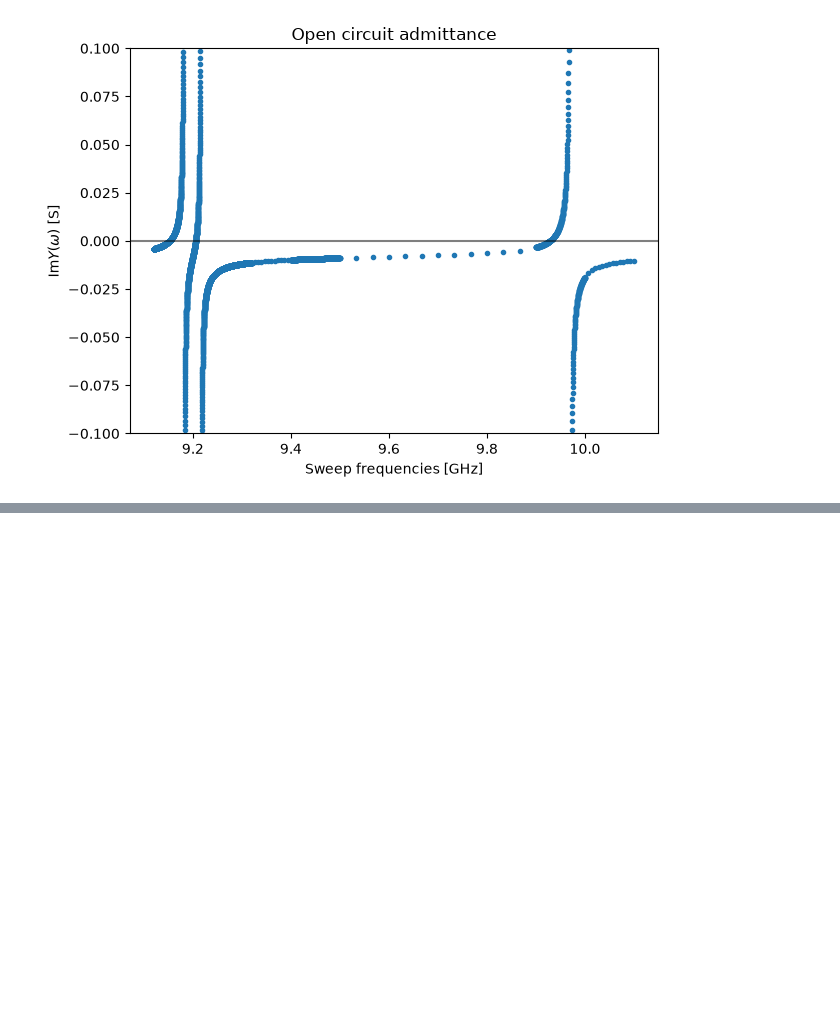
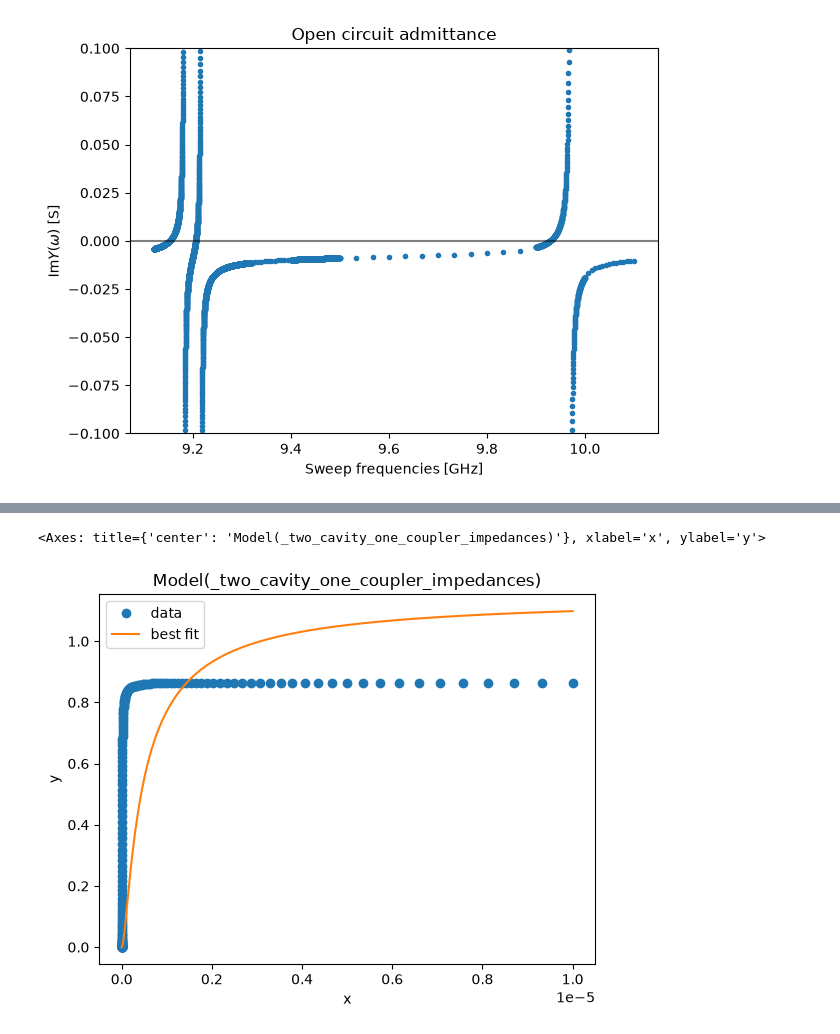
Before and after one commit to llnl/sc-foi, a Jupyter notebook: ipynbs/micromachined_tunable_coupler/mode_impedance_bbq_analysis_261010.ipynb, the cells around one changed output, grey strips where cells are left out. Saved outputs shown, nothing was run; the diff lists cells and outputs as text; code cells hidden in the pictures; blank space fills up the shorter version.

Commit message:
Add fitting bounds and rescale units

```diff
--- a/ipynbs/micromachined_tunable_coupler/mode_impedance_bbq_analysis_261010.ipynb
+++ b/ipynbs/micromachined_tunable_coupler/mode_impedance_bbq_analysis_261010.ipynb
@@ -33,0 +40,19 @@ bbq_am_three.run()
+# %%
+mode_index = 0
+unit_scale = 1e9
+zp = bbq_am_three.mode_impedances[:, mode_index]
+wps = bbq_am_three.mode_frequencies * 1e9
+
+circ_model = TwoCavityOneCouplerModel(mode_index = mode_index, unit_scale=unit_scale)
+# %%
+w1 = wps[:, 0]
+w2 = wps[:, 1]
+l1_val = 4e-9
+l2_val = 5e-9
+l1c_val = 0.1e-9
+l2c_val = 0.1e-9
+c1_val = 1. / (w1**2 * l1_val)
+c2_val = 1. / (w2**2 * l2_val)
+cj_val = 2e-15
+params = circ_model.guess(zp, x=ljs)
+fit_result = circ_model.fit(zp, x=ljs, params=params, )
@@ -33,0 +89,5 @@ bbq_am_three.run()
+# %%
+fit_result.plot_fit()
+# %% [output]
+<Axes: title={'center': 'Model(_two_cavity_one_coupler_impedances)'}, xlabel='x', ylabel='y'>
+[figure, added]
```
Also changed, not shown: parts of 5 cells of this notebook, 1 other file.
